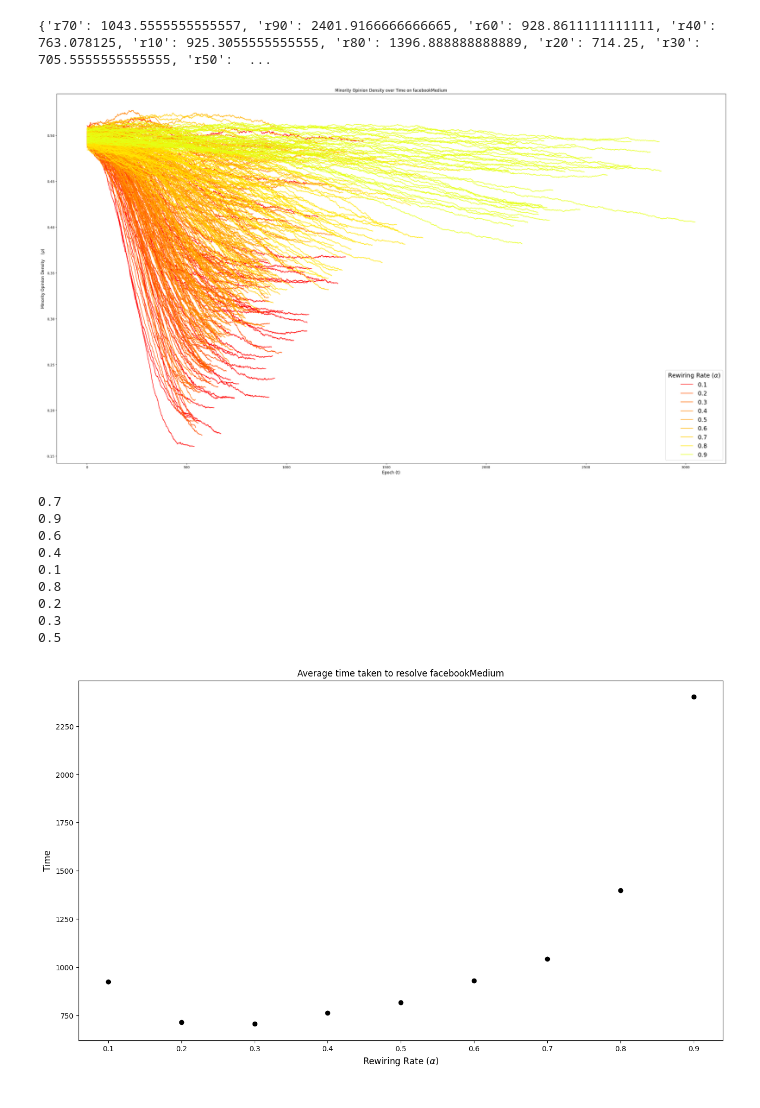
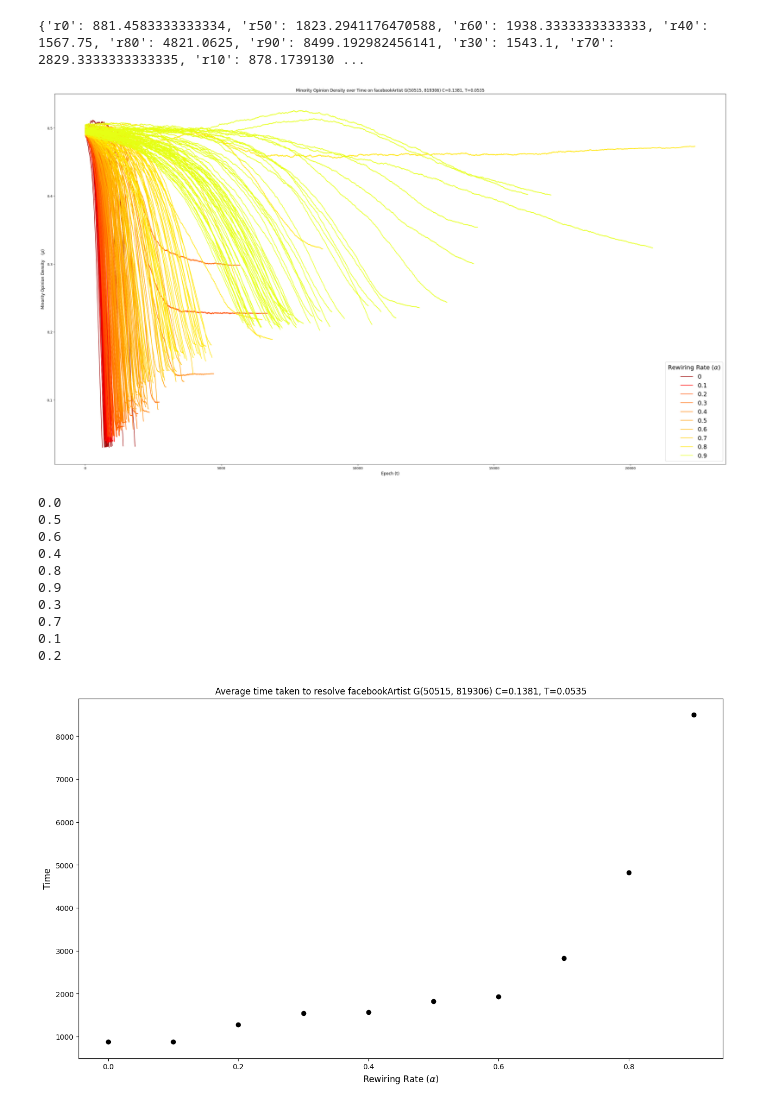
Before and after one commit to sagarswapRIT/Voter-Model, a Jupyter notebook: src/RealWorld/TimeVsOpinion.ipynb, the cells around one changed output. Saved outputs shown, nothing was run; the diff lists cells and outputs as text; code cells hidden in the pictures.

```diff
--- a/src/RealWorld/TimeVsOpinion.ipynb
+++ b/src/RealWorld/TimeVsOpinion.ipynb
@@ -3,7 +3,7 @@ import matplotlib.pyplot as plt
 import pandas as pd
 import os
 # %%
-folder_path = "../../data/output/RealWorld/facebookMedium/"
+folder_path = "../../data/output/RealWorld/facebookArtist/"
 files=os.listdir(folder_path)
 
 data={}
@@ -16,7 +16,7 @@ for file in files:
         file=file.split('_')
         r=file[1]
 
-        if r in['r0', 'r100']:
+        if r in['r100']:
             continue
 
         content=content.drop(['DiscEdge', 'Pop'], axis=1)
@@ -41,18 +41,21 @@ for k, v in data2.items():
 print(average)
 #print(data)
 # %% [output]
-{'r70': 1043.5555555555557, 'r90': 2401.9166666666665, 'r60': 928.8611111111111, 'r40': 763.078125, 'r10': 925.3055555555555, 'r80': 1396.888888888889, 'r20': 714.25, 'r30': 705.5555555555555, 'r50':  ...
+{'r0': 881.4583333333334, 'r50': 1823.2941176470588, 'r60': 1938.3333333333333, 'r40': 1567.75, 'r80': 4821.0625, 'r90': 8499.192982456141, 'r30': 1543.1, 'r70': 2829.3333333333335, 'r10': 878.1739130 ...
 # %%
 fig=plt.figure(figsize=(36,20))
 ax=fig.add_subplot(111)
 colr=11
 
-rs=['r10', 'r20', 'r30', 'r40', 'r50', 'r60', 'r70', 'r80', 'r90']
-numberOfOutputs={"r10": 0, "r20": 0, "r30":0, "r40":0, "r50":0, "r60":0, "r70":0, "r80":0, "r90":0}
+rs=['r0', 'r10', 'r20', 'r30', 'r40', 'r50', 'r60', 'r70', 'r80', 'r90']
+numberOfOutputs={"r0":0, "r10": 0, "r20": 0, "r30":0, "r40":0, "r50":0, "r60":0, "r70":0, "r80":0, "r90":0}
 
 for k in rs:
     v=data[k]
-    if k=='r10':
+    if k=='r0':
+        colr=(155 / 255, 0 / 255, 0 / 255)
+        label='0'
+    elif k=='r10':
         colr=(255 / 255, 0 / 255, 0 / 255)
         label='0.1'
     elif k=='r20':
@@ -66,33 +69,33 @@ for k in rs:
         label='0.4'
     elif k=='r50':
         colr=(255 / 255, 155 / 255, 0 / 255)
         label='0.5'
     elif k=='r60':
         colr=(255 / 255, 180 / 255, 0/ 255)
         label='0.6'
     elif k=='r70':
         colr=(255 / 255, 205 / 255, 0 / 255)
         label='0.7'
     elif k=='r80':
         colr=(255 / 255, 230 / 255, 0 / 255)
         label='0.8'
     elif k=='r90':
         colr=(230 / 255, 255 / 255, 20/ 255)
         label='0.9'
 
     for serie in v:
         #print(serie)
         if numberOfOutputs[k]==0:
             ax.plot(serie['Epoch'].tolist(), serie['Frac'].tolist(), color=colr, label=label)
         else:
             ax.plot(serie['Epoch'].tolist(), serie['Frac'].tolist(), color=colr)
         numberOfOutputs[k]=numberOfOutputs.get(k)+1
 
-plt.title('Minority Opinion Density over Time on facebookMedium', fontsize='large')
+plt.title('Minority Opinion Density over Time on facebookArtist G(50515, 819306) C=0.1381, T=0.0535', fontsize='large')
 plt.xlabel("Epoch (t)", fontsize='large')
 plt.ylabel("Minority Opinion Density    ($\\rho$)", fontsize='large')
 plt.legend(loc='lower right', title="Rewiring Rate ($\\alpha$)", fontsize='18', title_fontsize='18')
 plt.show()
 # %% [output]
-[figure, old version]
+[figure, new version]
 # %%
@@ -104,19 +107,20 @@ for k, v in average.items():
     k=int(k[1:])/100
     print(k)
     ax.scatter(k, v, color='black')
-plt.title('Average time taken to resolve facebookMedium', fontsize='large')
+plt.title('Average time taken to resolve facebookArtist G(50515, 819306) C=0.1381, T=0.0535', fontsize='large')
 plt.xlabel("Rewiring Rate ($\\alpha$)", fontsize='large')
 plt.ylabel("Time", fontsize='large')
 plt.show()
 # %% [output]
-0.7
-0.9
+0.0
+0.5
 0.6
 0.4
+0.8
+0.9
+0.3
+0.7
 0.1
-0.8
 0.2
-0.3
-0.5
-[figure, old version]
+[figure, new version]
 # %%
```
Also changed, not shown: parts of 2 cells of this notebook, 4 other files.
